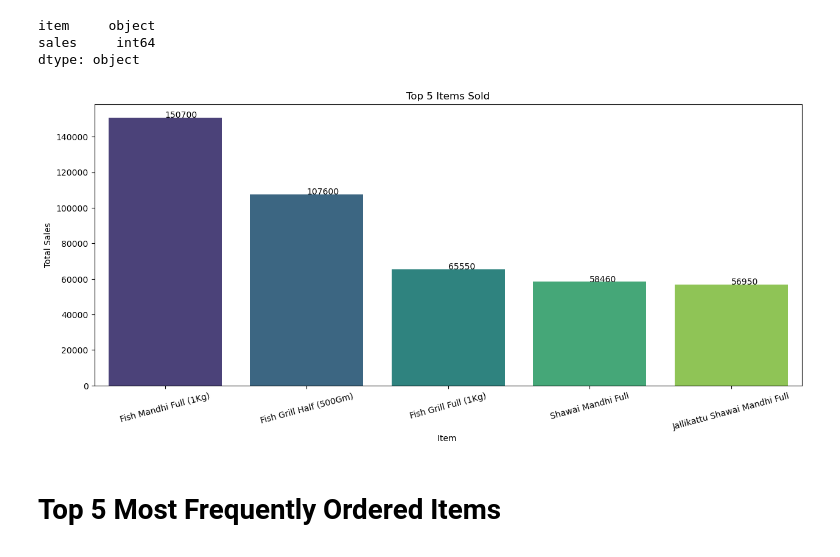
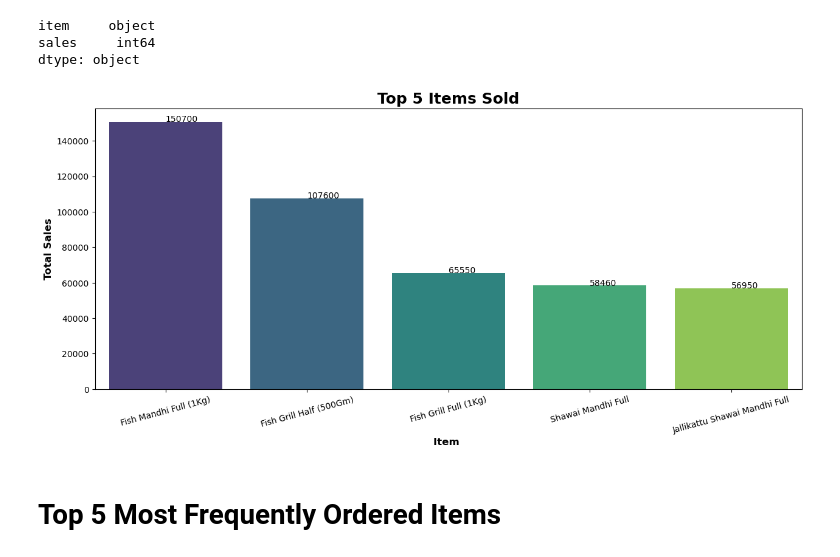
Before and after one commit to niko-exe/python_library_analysis, a Jupyter notebook: Homies Cafe EDA.ipynb, the cells around one changed output. Saved outputs shown, nothing was run; the diff lists cells and outputs as text; code cells hidden in the pictures.

```diff
--- a/Homies Cafe EDA.ipynb
+++ b/Homies Cafe EDA.ipynb
@@ -187,15 +187,15 @@ dtype: object
 # %%
 plt.figure(figsize=(15,6))
 sns.barplot(x="item", y="sales", data =top5_items_sold, hue= "item",palette='viridis',legend=False)
-plt.title("Top 5 Items Sold")
+plt.title("Top 5 Items Sold",fontsize=18,fontweight='bold')
 plt.xticks(rotation=15)
-plt.xlabel("Item ")
-plt.ylabel("Total Sales")
+plt.xlabel("Item ",fontsize=12,fontweight='bold')
+plt.ylabel("Total Sales",fontsize=12,fontweight='bold')
 for i, j in enumerate(top5_items_sold.sales):
     plt.text(x=i,y=j+0.5,s=str(j))
 plt.show()
 # %% [output]
-[figure, old version]
+[figure, new version]
 # %% [markdown]
 # Top 5 Most Frequently Ordered Items
 # %%
```
Also changed, not shown: parts of 12 cells of this notebook.
